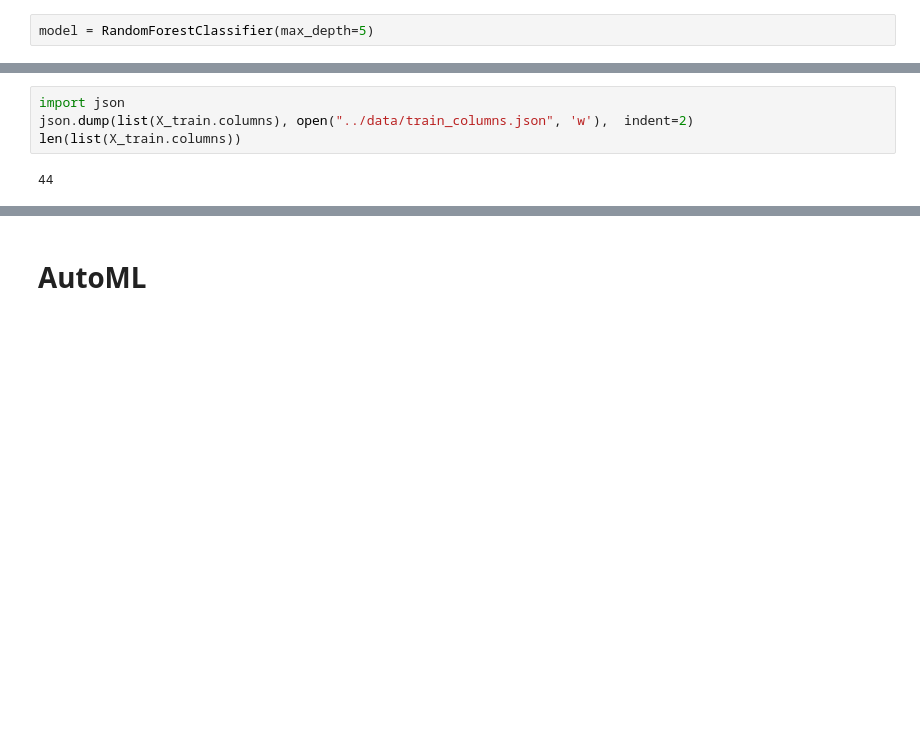
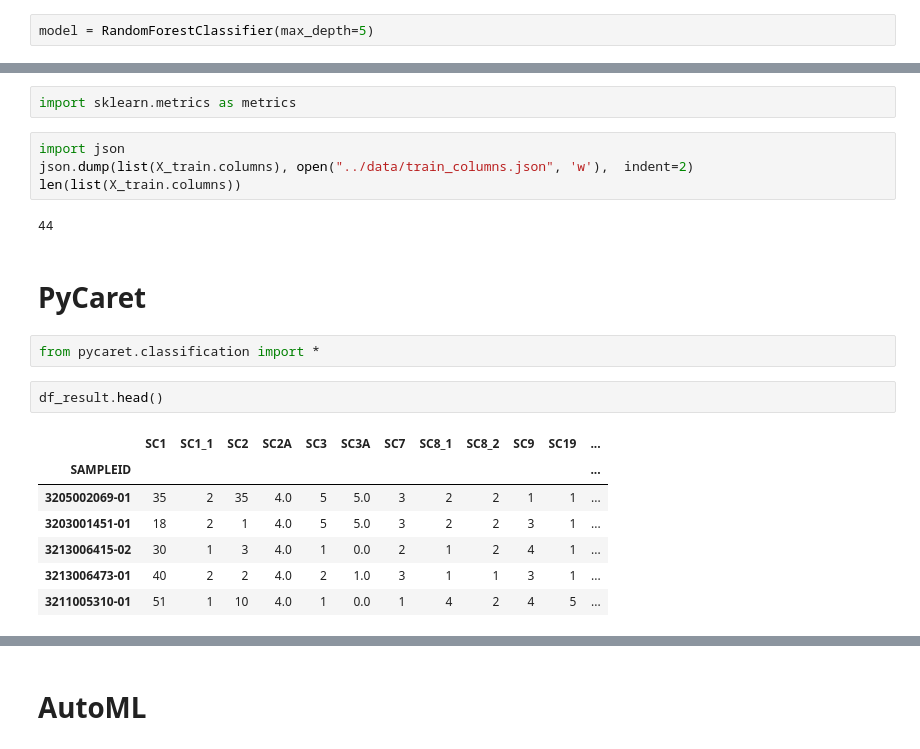
Before and after one commit to matheuss3/promental, a Jupyter notebook: notebooks/analise_exploratoria_v2.ipynb, the cells around one changed output, grey strips where cells are left out. Drawn from its saved outputs; the diff is of its cells as text; blank space fills up the shorter version.

```diff
--- a/notebooks/analise_exploratoria_v2.ipynb
+++ b/notebooks/analise_exploratoria_v2.ipynb
@@ -346,6 +344,22 @@ model.score(X_test, y_test)
+# %%
+import sklearn.metrics as metrics
 # %%
 import json
 json.dump(list(X_train.columns), open("../data/train_columns.json", 'w'),  indent=2)
 len(list(X_train.columns))
 # %% [output]
 44
+# %% [markdown]
+# PyCaret
+# %%
+from pycaret.classification import *
+# %%
+df_result.head()
+# %% [output]
+|  | SC1 | SC1_1 | SC2 | SC2A | SC3 | SC3A | SC7 | SC8_1 | SC8_2 | SC9 | SC19 | ... |
+| SAMPLEID |  |  |  |  |  |  |  |  |  |  |  | ... |
+| 3205002069-01 | 35 | 2 | 35 | 4.0 | 5 | 5.0 | 3 | 2 | 2 | 1 | 1 | ... |
+| 3203001451-01 | 18 | 2 | 1 | 4.0 | 5 | 5.0 | 3 | 2 | 2 | 3 | 1 | ... |
+| 3213006415-02 | 30 | 1 | 3 | 4.0 | 1 | 0.0 | 2 | 1 | 2 | 4 | 1 | ... |
+| 3213006473-01 | 40 | 2 | 2 | 4.0 | 2 | 1.0 | 3 | 1 | 1 | 3 | 1 | ... |
+| 3211005310-01 | 51 | 1 | 10 | 4.0 | 1 | 0.0 | 1 | 4 | 2 | 4 | 5 | ... |
```
Also changed, not shown: parts of 17 cells of this notebook, 6 other files.
